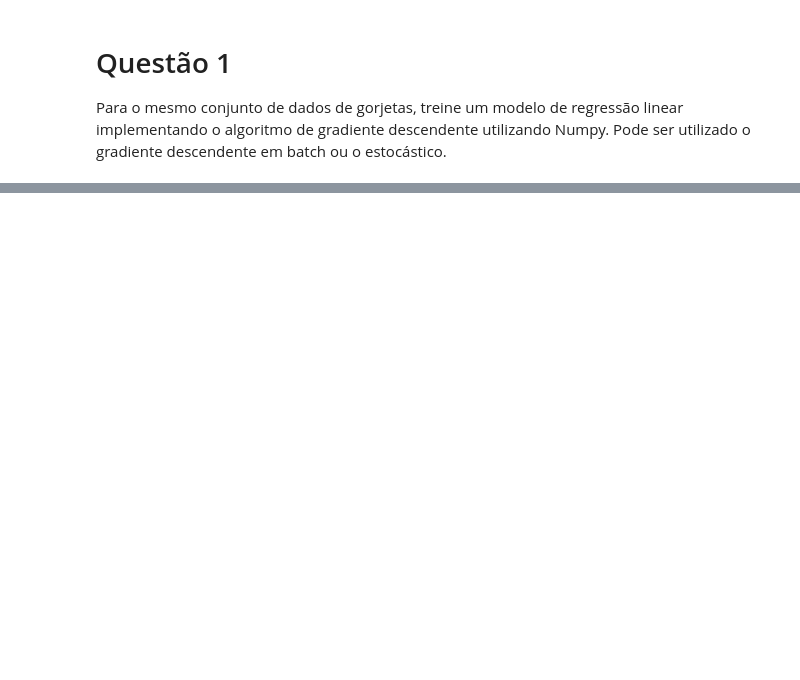
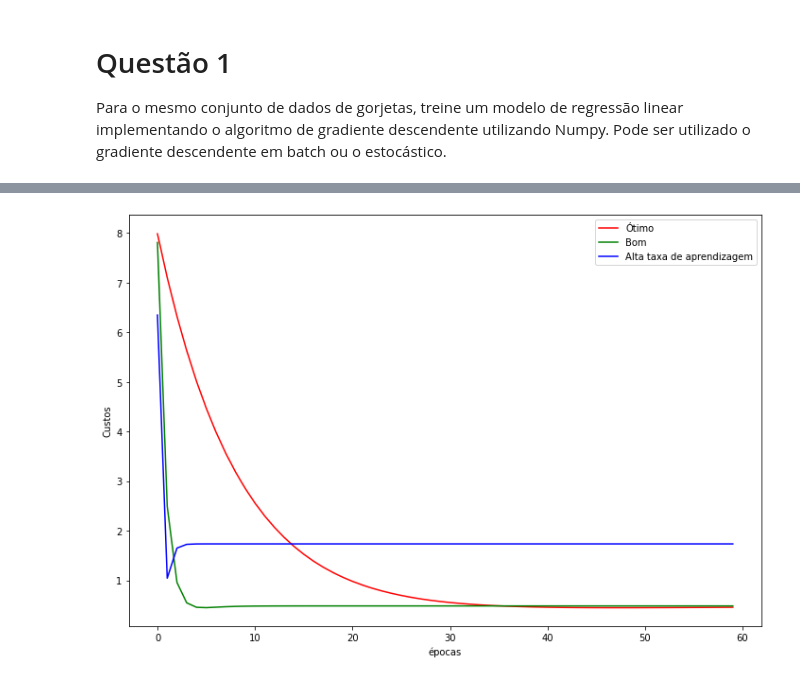
Before and after one commit to Ruann-01/Python_IA, a Jupyter notebook: Atividade 3/Atividade 3 -- Regressão Linear.ipynb, the cells around one changed output, grey strips where cells are left out. Saved outputs shown, nothing was run; the diff lists cells and outputs as text; code cells hidden in the pictures; blank space fills up the shorter version.

```diff
--- a/Atividade 3/Atividade 3 -- Regressão Linear.ipynb
+++ b/Atividade 3/Atividade 3 -- Regressão Linear.ipynb
@@ -112,0 +123,5 @@ Para o mesmo conjunto de dados de gorjetas, treine um modelo de regressão linea
+# %%
+#grad function
+def grad(x,y,w,):
+    grad_w=2 * x * ((w * x) - y ) # derevative with respect to x
+    return grad_w
@@ -112,0 +174,23 @@ Para o mesmo conjunto de dados de gorjetas, treine um modelo de regressão linea
+# %%
+# let our batch size = 5
+#so we will have 2 batches because n=10  and updates will happen 2 times
+w=0
+gamma=0.0003
+batch_size= 15
+all_costs3=[]
+for k in range(60):
+    for j in range(int(len(x)/batch_size)):
+        cost4=0
+        for i in range(batch_size):
+            z1=single_point_cost(x[i],y[i],w)
+            cost4+=z1
+        if j==1:
+            all_costs3.append(cost4/batch_size) #avearge cost of that batch
+        grad_w41=0
+        for n in range(batch_size):
+            f1=grad(x[i],y[i],w)
+            grad_w41+=f1
+
+        grad_w42=grad_w41/batch_size  #average grad of that function
+
+        w= w- (gamma * grad_w42)  # update takes place after every batch
@@ -112,0 +200,12 @@ Para o mesmo conjunto de dados de gorjetas, treine um modelo de regressão linea
+# %%
+plt.figure(figsize=(12,8))
+epochs=np.arange(60)
+plt.plot(epochs,all_costs1,c='r',label="Ótimo")
+plt.plot(epochs,all_costs2,c='g',label="Bom")
+plt.plot(epochs,all_costs3,c='b',label="Alta taxa de aprendizagem")
+plt.xlabel("épocas")
+plt.ylabel("Custos")
+plt.legend()
+plt.show()
+# %% [output]
+[figure, added]
```
Also changed, not shown: parts of 15 cells of this notebook.
